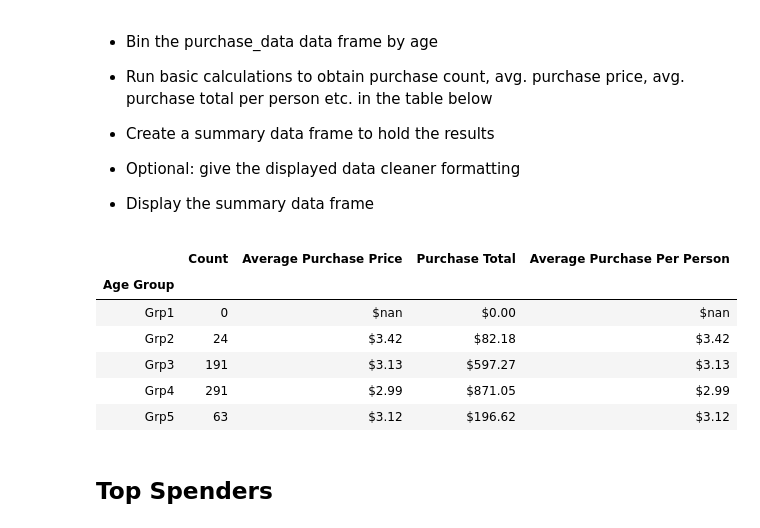
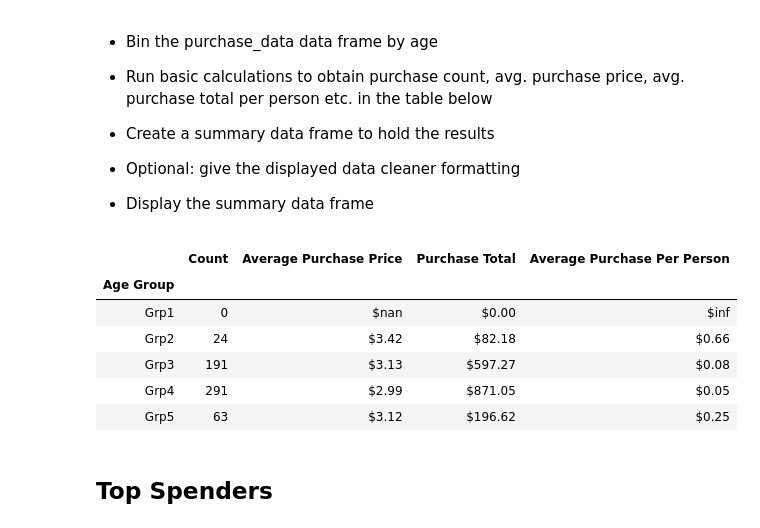
Before and after one commit to narayanan-nithya/HeroesOfPyMoli, a Jupyter notebook: PyMoli_Completed.ipynb, the cells around one changed output. Saved outputs shown, nothing was run; the diff lists cells and outputs as text; code cells hidden in the pictures.

```diff
--- a/PyMoli_Completed.ipynb
+++ b/PyMoli_Completed.ipynb
@@ -198,31 +210,32 @@ age_group_analysis.head()
 # %%
 agegrouped_purchase_data = purchase_data.groupby(["Age Group"])
 
 agegrouped_purchase_count = agegrouped_purchase_data["Purchase ID"].count()
 
 agegrouped_purchase_analysis = pd.DataFrame(agegrouped_purchase_count)
 
 agegrouped_purchase_analysis = agegrouped_purchase_analysis.rename(columns={"Purchase ID":"Count"})
 
 agegrouped_purchase_analysis["Average Purchase Price"]=agegrouped_purchase_data["Price"].mean()
 agegrouped_purchase_analysis["Purchase Total"]=agegrouped_purchase_data["Price"].sum()
 
+agegrouped_average_purchase_total = agegrouped_purchase_analysis["Average Purchase Price"].sum()
 
-agegrouped_purchase_analysis["Average Purchase Per Person"] =round(agegrouped_purchase_analysis["Purchase Total"]/ agegrouped_purchase_analysis["Count"],2)
+agegrouped_purchase_analysis["Average Purchase Per Person"] =round((agegrouped_average_purchase_total)/(agegrouped_purchase_count),2)
 
 agegrouped_purchase_analysis["Average Purchase Price"] = agegrouped_purchase_analysis["Average Purchase Price"].map("${:,.2f}".format)
 agegrouped_purchase_analysis["Purchase Total"] = agegrouped_purchase_analysis["Purchase Total"].map("${:,.2f}".format)
 
 agegrouped_purchase_analysis["Average Purchase Per Person"]= agegrouped_purchase_analysis["Average Purchase Per Person"].map("${:,.2f}".format)
 agegrouped_purchase_analysis.head()
 # %% [output]
 |  | Count | Average Purchase Price | Purchase Total | Average Purchase Per Person |
 | Age Group |  |  |  |  |
-| Grp1 | 0 | $nan | $0.00 | $nan |
-| Grp2 | 24 | $3.42 | $82.18 | $3.42 |
-| Grp3 | 191 | $3.13 | $597.27 | $3.13 |
-| Grp4 | 291 | $2.99 | $871.05 | $2.99 |
-| Grp5 | 63 | $3.12 | $196.62 | $3.12 |
+| Grp1 | 0 | $nan | $0.00 | $inf |
+| Grp2 | 24 | $3.42 | $82.18 | $0.66 |
+| Grp3 | 191 | $3.13 | $597.27 | $0.08 |
+| Grp4 | 291 | $2.99 | $871.05 | $0.05 |
+| Grp5 | 63 | $3.12 | $196.62 | $0.25 |
 # %% [markdown]
 ## Top Spenders
 # %% [markdown]
```
Also changed, not shown: parts of 6 cells of this notebook.
